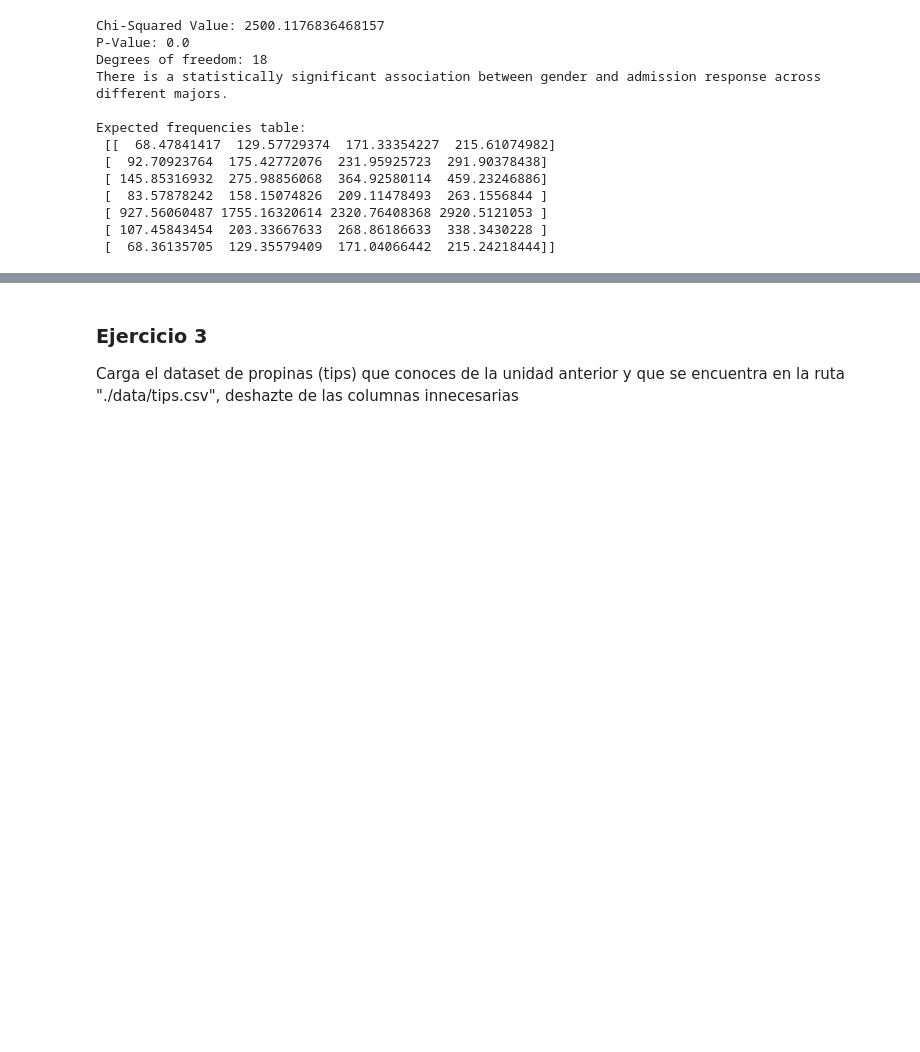
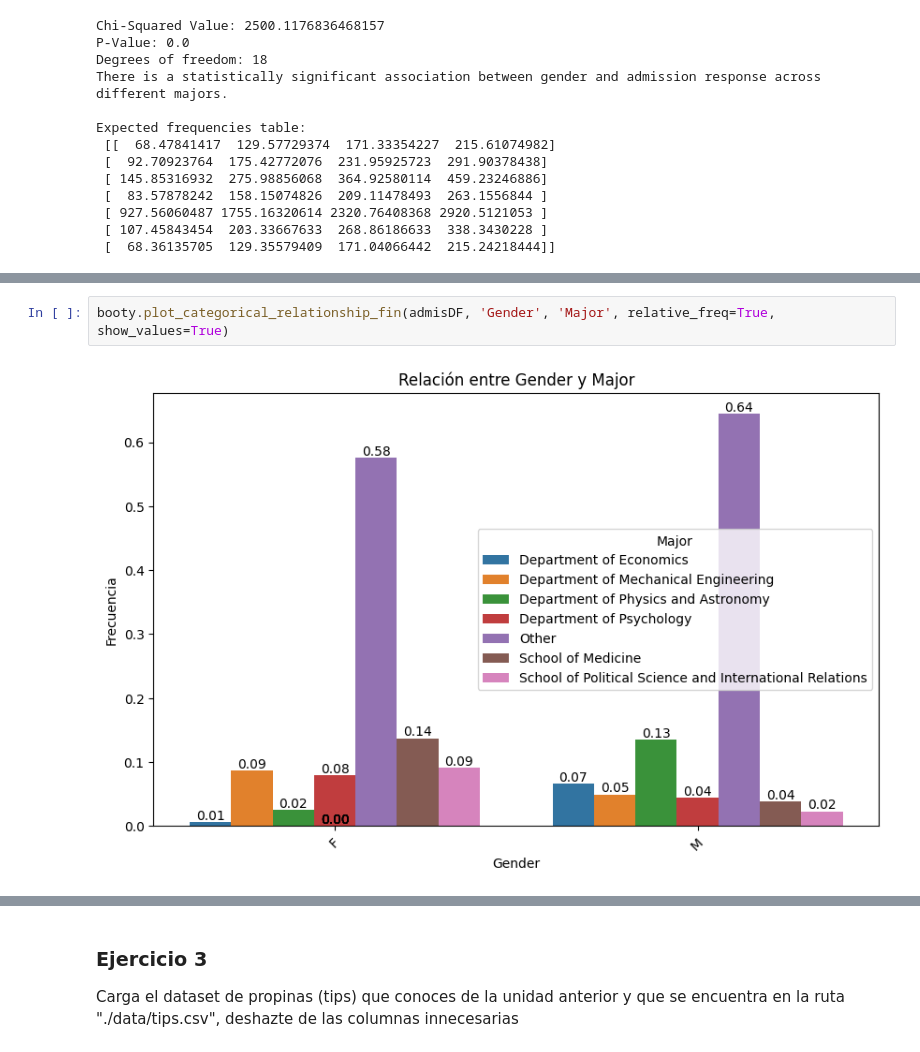
Before and after one commit to mailliwJ/ONLINE_DS_THEBRIDGE_exercises, a Jupyter notebook: 03_Analisis_de_Datos/Sprint_07/Unidad_02/Ejercicios_Workout/12_Ejercicios_Analisis_Multivariante_III.ipynb, the cells around one changed output, grey strips where cells are left out. Saved outputs shown, nothing was run; the diff lists cells and outputs as text; blank space fills up the shorter version.

```diff
--- a/03_Analisis_de_Datos/Sprint_07/Unidad_02/Ejercicios_Workout/12_Ejercicios_Analisis_Multivariante_III.ipynb
+++ b/03_Analisis_de_Datos/Sprint_07/Unidad_02/Ejercicios_Workout/12_Ejercicios_Analisis_Multivariante_III.ipynb
@@ -93,0 +98,4 @@ Expected frequencies table:
+# %%
+booty.plot_categorical_relationship_fin(admisDF, 'Gender', 'Major', relative_freq=True, show_values=True)
+# %% [output]
+[figure, added]
```
Also changed, not shown: parts of 12 cells of this notebook, 1 other file.
